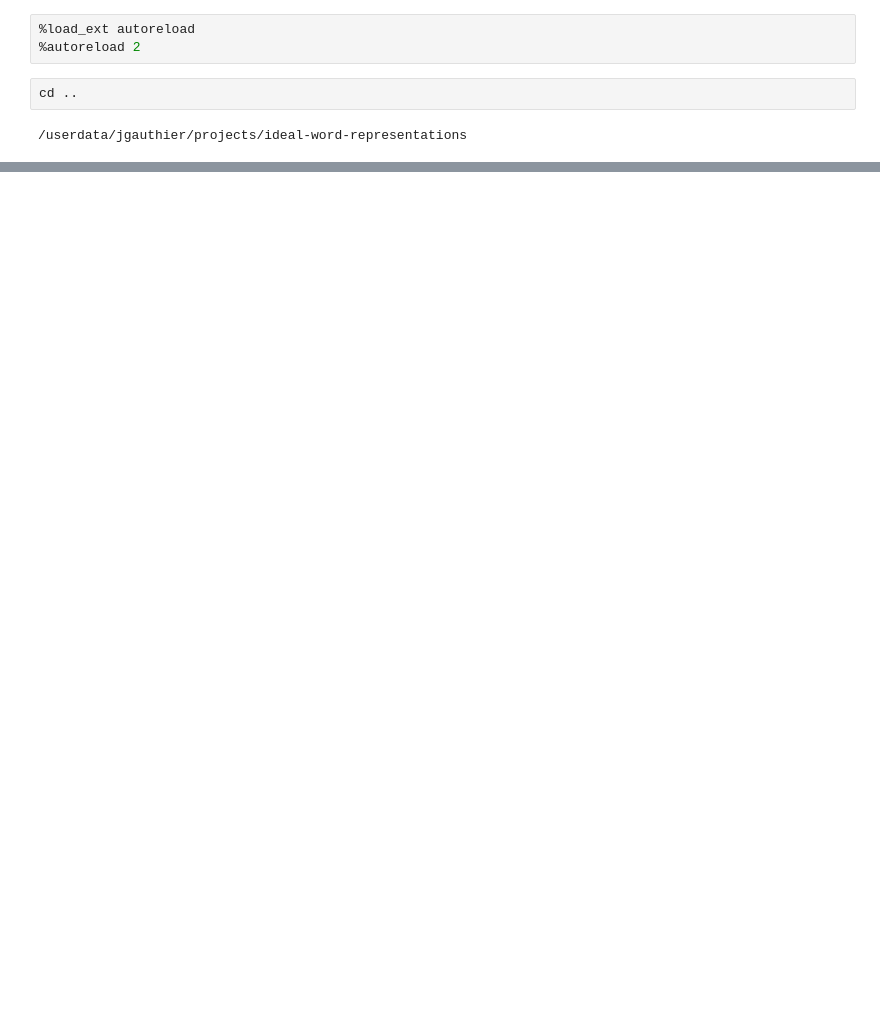
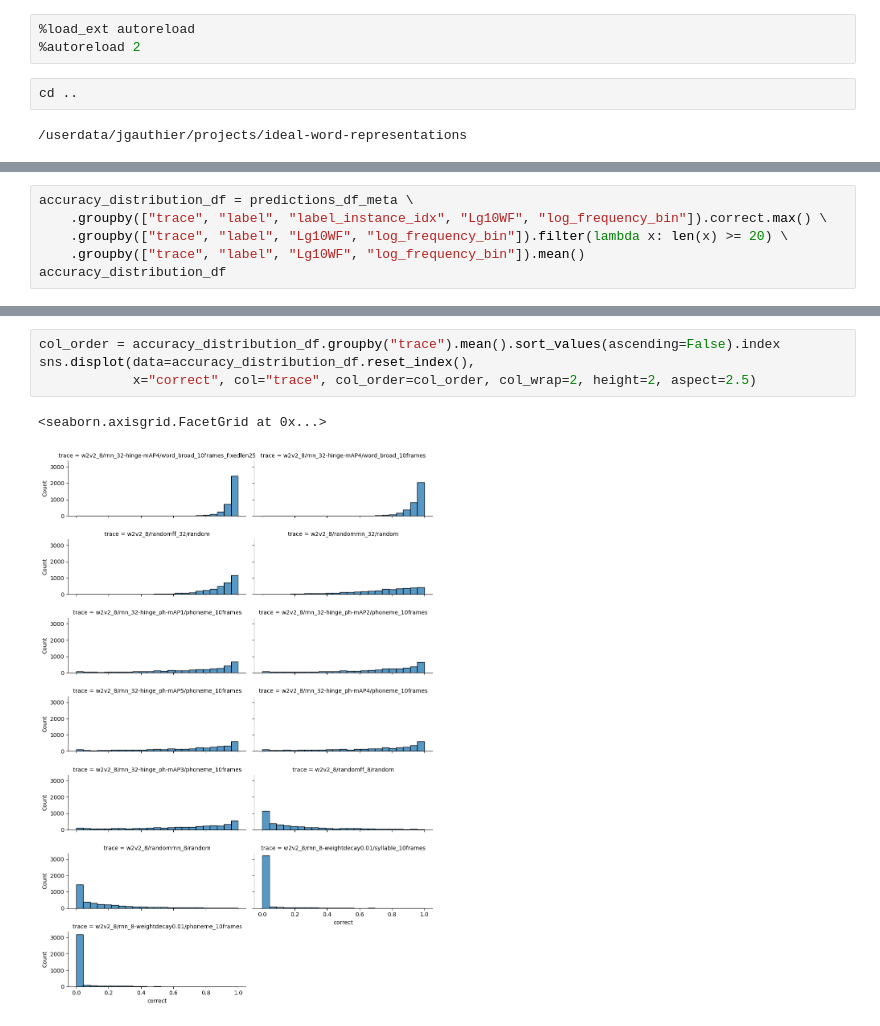
Before and after one commit to hans/ideal-word-representations, a Jupyter notebook: summary_notebooks/word_discrimination.ipynb, the cells around one changed output, grey strips where cells are left out. Cells and saved outputs as stored; diff of their text form; blank space fills up the shorter version.

```diff
--- a/summary_notebooks/word_discrimination.ipynb
+++ b/summary_notebooks/word_discrimination.ipynb
@@ -88,0 +114,6 @@ for frame, frame_chance_perf in chance_performance.loc[plot_dataset].items():
+# %%
+accuracy_distribution_df = predictions_df_meta \
+    .groupby(["trace", "label", "label_instance_idx", "Lg10WF", "log_frequency_bin"]).correct.max() \
+    .groupby(["trace", "label", "Lg10WF", "log_frequency_bin"]).filter(lambda x: len(x) >= 20) \
+    .groupby(["trace", "label", "Lg10WF", "log_frequency_bin"]).mean()
+accuracy_distribution_df
@@ -88,0 +134,7 @@ for frame, frame_chance_perf in chance_performance.loc[plot_dataset].items():
+# %%
+col_order = accuracy_distribution_df.groupby("trace").mean().sort_values(ascending=False).index
+sns.displot(data=accuracy_distribution_df.reset_index(),
+            x="correct", col="trace", col_order=col_order, col_wrap=2, height=2, aspect=2.5)
+# %% [output]
+<seaborn.axisgrid.FacetGrid at 0x...>
+[figure, added]
```
Also changed, not shown: parts of 41 cells of this notebook, 1 other file.
